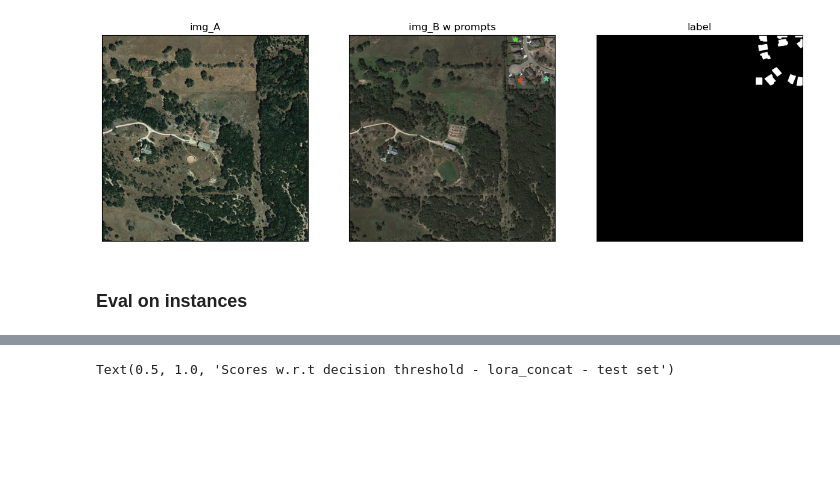
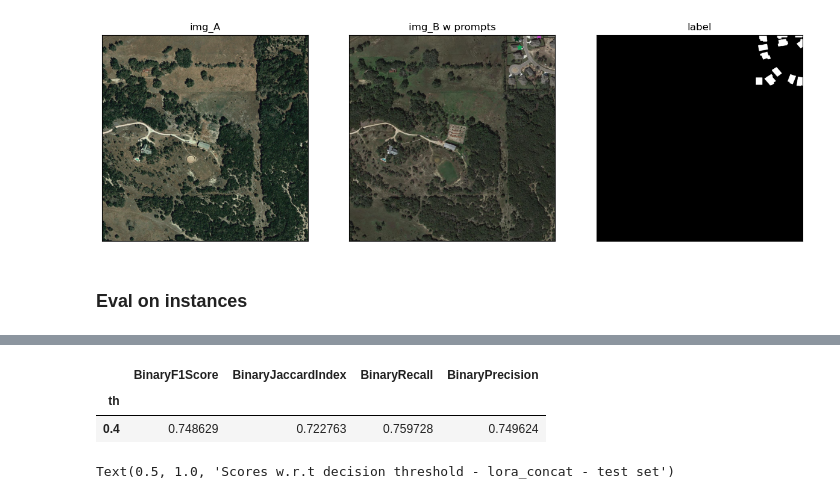
Before and after one commit to brustt/stylo_magique_intership_ign, a Jupyter notebook: notebooks/eval_mp.ipynb, the cells around one changed output, grey strips where cells are left out. Drawn from its saved outputs; the diff is of its cells as text; code cells hidden in the pictures; blank space fills up the shorter version.

```diff
--- a/notebooks/eval_mp.ipynb
+++ b/notebooks/eval_mp.ipynb
@@ -306,4 +324,11 @@ INIT LORA VIT
 # %%
+exp_name = "adapter_concat"
+ds_name = "levir-cd"
+device = "cuda"
+batch_size = 1
+ds_type = "test"
+report_dir = check_dir(PROJECT_PATH, "reports", "scores", ds_name, "instances", exp_name)
+
 df = pd.read_csv(make_path(f"{exp_name}.csv", report_dir), index_col=0)
 # %%
 metrics_col = [_ for _ in df.columns if _ not in ["label_path", "th"]]
@@ -311,3 +351,10 @@ scores = df.groupby("th")[metrics_col].mean()
+# %%
+metric = "BinaryF1Score"
+scores[scores.index == scores["BinaryF1Score"].idxmax()]
+# %% [output]
+|  | BinaryF1Score | BinaryJaccardIndex | BinaryRecall | BinaryPrecision |
+| th |  |  |  |  |
+| 0.4 | 0.748629 | 0.722763 | 0.759728 | 0.749624 |
 # %%
 import seaborn as sns
 sns.lineplot(scores)
```
Also changed, not shown: parts of 6 cells of this notebook, 6 other files.
